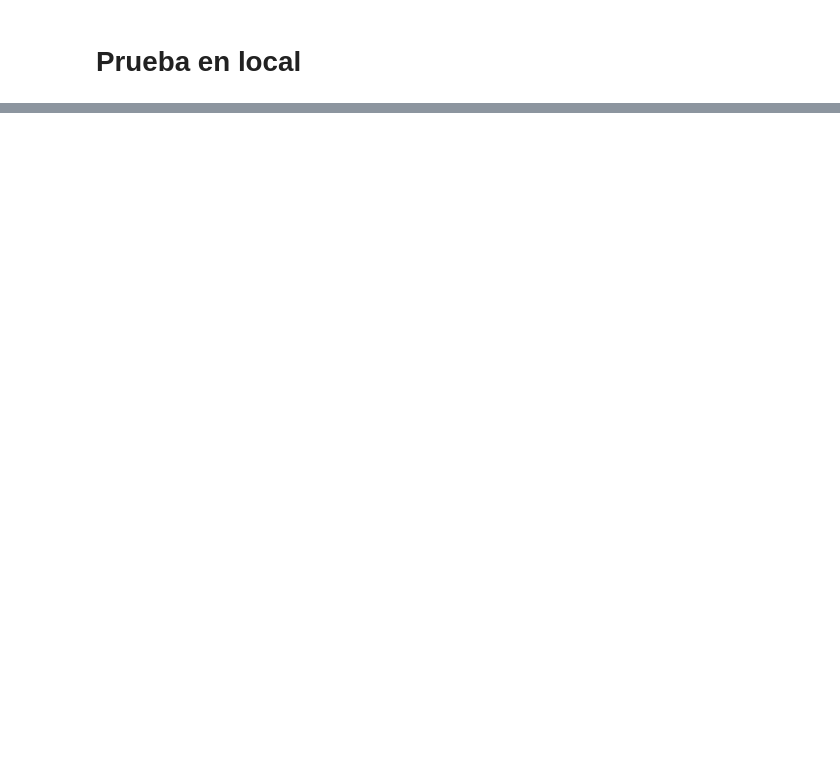
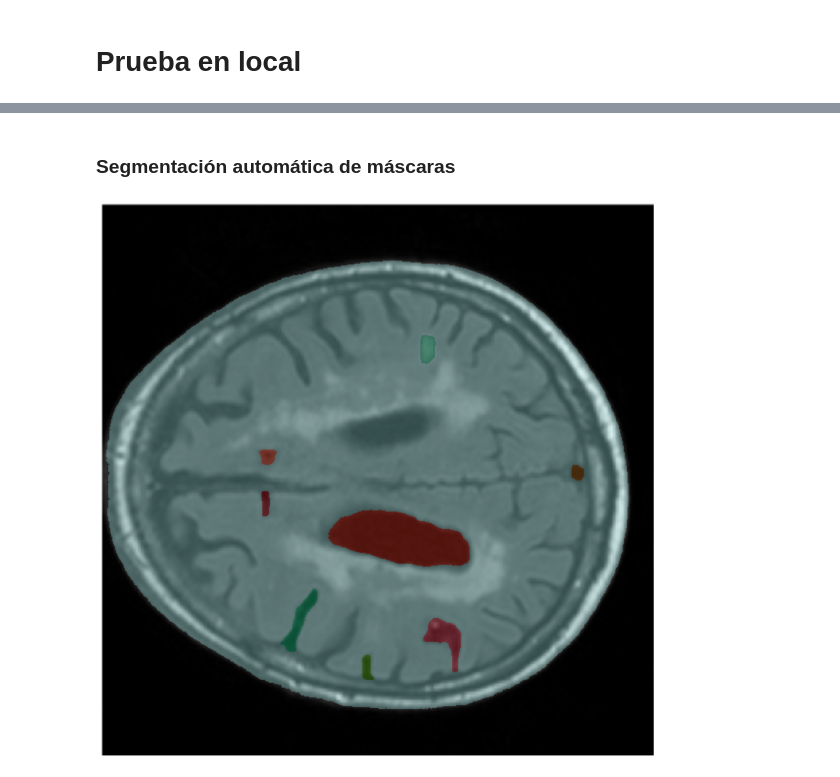
Before and after one commit to AinaT9/White-Matter-Hyperintensity-Segmentation, a Jupyter notebook: EntrenamientoSAM.ipynb, the cells around one changed output, grey strips where cells are left out. Cells and saved outputs as stored; diff of their text form; code cells hidden in the pictures; blank space fills up the shorter version.

```diff
--- a/EntrenamientoSAM.ipynb
+++ b/EntrenamientoSAM.ipynb
@@ -53,0 +99,7 @@ from segment_anything import SamAutomaticMaskGenerator, sam_model_registry
+# %%
+image = cv2.imread('imagenSAM/FLAIRUTRECHT.png')
+image = cv2.cvtColor(image, cv2.COLOR_BGR2RGB)
+plt.figure(figsize=(10,10))
+plt.imshow(image)
+plt.axis('on')
+plt.show()
@@ -53,0 +108,2 @@ from segment_anything import SamAutomaticMaskGenerator, sam_model_registry
+# %% [markdown]
+### Segmentación automática de máscaras
@@ -53,0 +118,20 @@ from segment_anything import SamAutomaticMaskGenerator, sam_model_registry
+# %%
+
+sam_checkpoint = "sam_vit_b_01ec64.pth"
+model_type = "vit_b"
+
+sam = sam_model_registry[model_type](checkpoint=sam_checkpoint)
+sam.to(device)
+
+predictor = SamPredictor(sam)
+mask_generator = SamAutomaticMaskGenerator(sam)
+# %%
+masks = mask_generator.generate(image)
+# %%
+plt.figure(figsize=(20,20))
+plt.imshow(image)
+show_anns(masks)
+plt.axis('off')
+plt.show()
+# %% [output]
+[figure, added]
```
Also changed, not shown: parts of 9 cells of this notebook, 2 other files.
